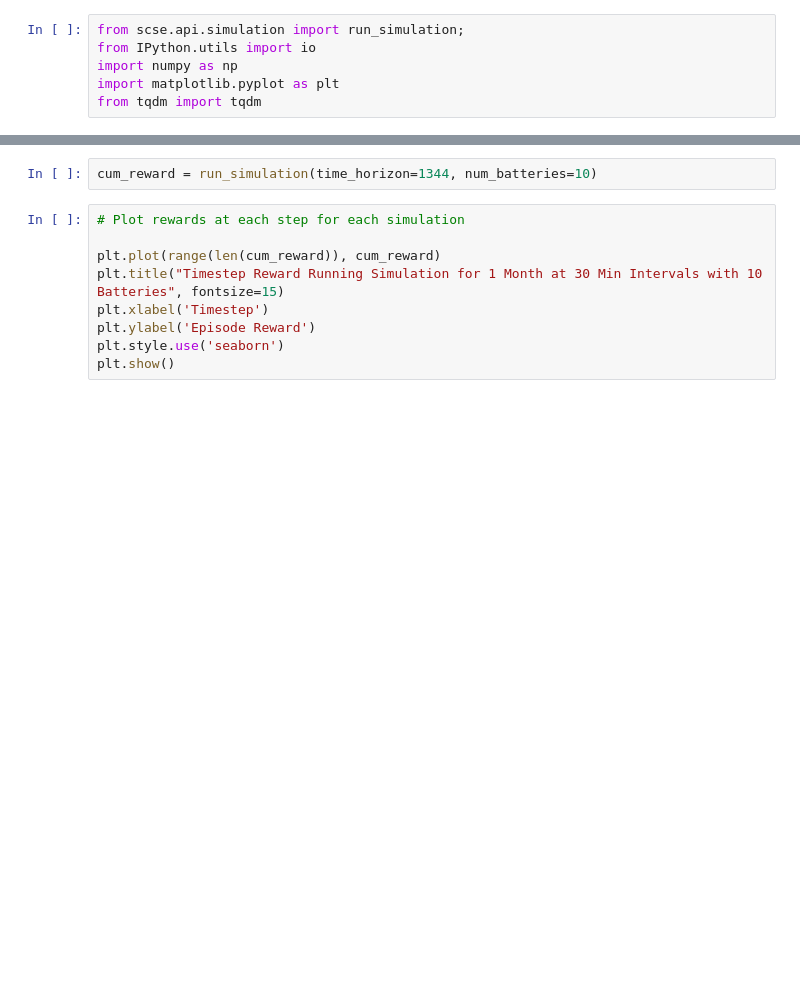
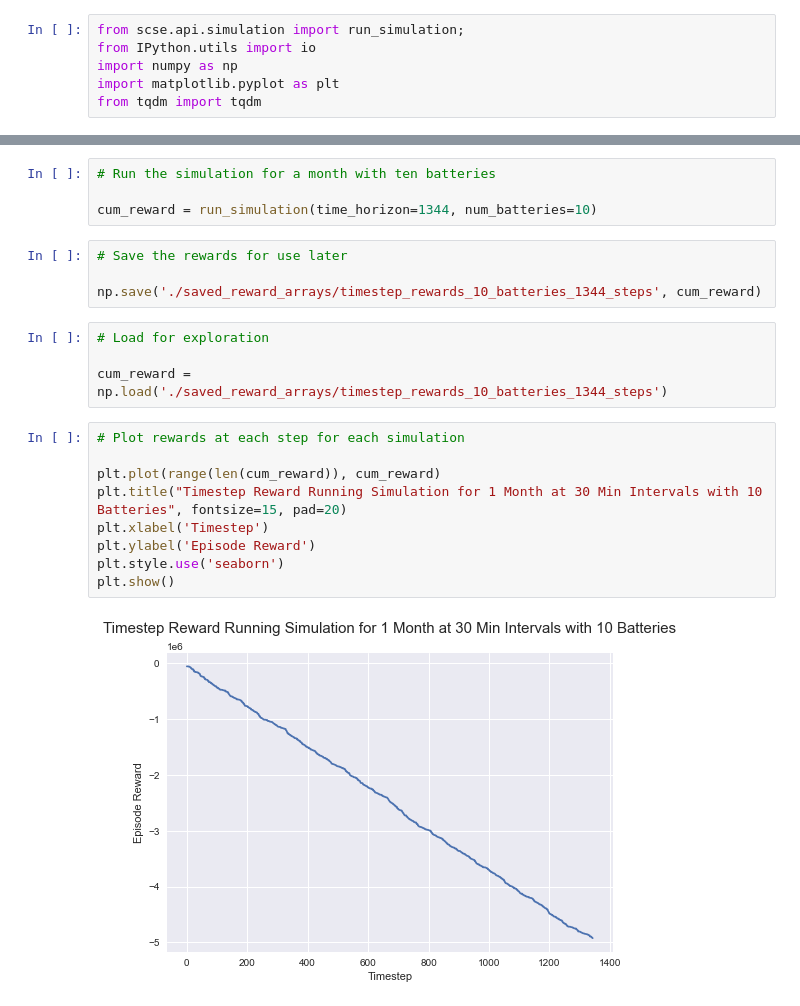
Before and after one commit to amzn/supply-chain-simulation-environment, a Jupyter notebook: src/scse/main/simulation_investigation.ipynb, the cells around one changed output, grey strips where cells are left out. Drawn from its saved outputs; the diff is of its cells as text; blank space fills up the shorter version.

```diff
--- a/src/scse/main/simulation_investigation.ipynb
+++ b/src/scse/main/simulation_investigation.ipynb
@@ -44,13 +43,25 @@ plt.show()
 # %% [output]
 [figure]
 # %%
+# Run the simulation for a month with ten batteries
+
 cum_reward = run_simulation(time_horizon=1344, num_batteries=10)
+# %%
+# Save the rewards for use later
+
+np.save('./saved_reward_arrays/timestep_rewards_10_batteries_1344_steps', cum_reward)
+# %%
+# Load for exploration
+
+cum_reward = np.load('./saved_reward_arrays/timestep_rewards_10_batteries_1344_steps')
 # %%
 # Plot rewards at each step for each simulation
 
 plt.plot(range(len(cum_reward)), cum_reward)
-plt.title("Timestep Reward Running Simulation for 1 Month at 30 Min Intervals with 10 Batteries", fontsize=15)
+plt.title("Timestep Reward Running Simulation for 1 Month at 30 Min Intervals with 10 Batteries", fontsize=15, pad=20)
 plt.xlabel('Timestep')
 plt.ylabel('Episode Reward')
 plt.style.use('seaborn')
 plt.show()
+# %% [output]
+[figure, added]
```
Also changed, not shown: parts of 4 cells of this notebook, 1 other file.
